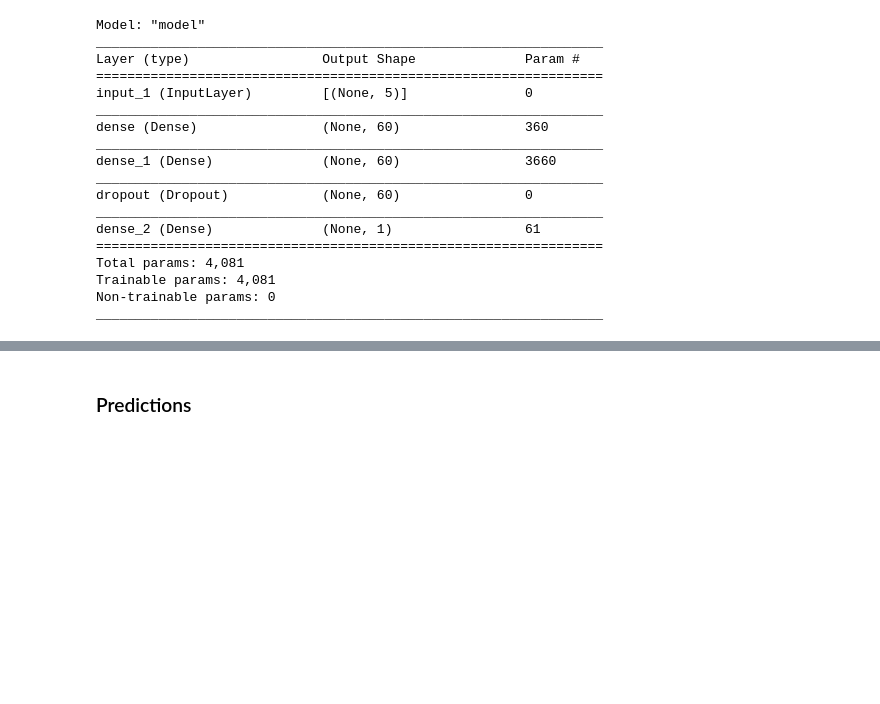
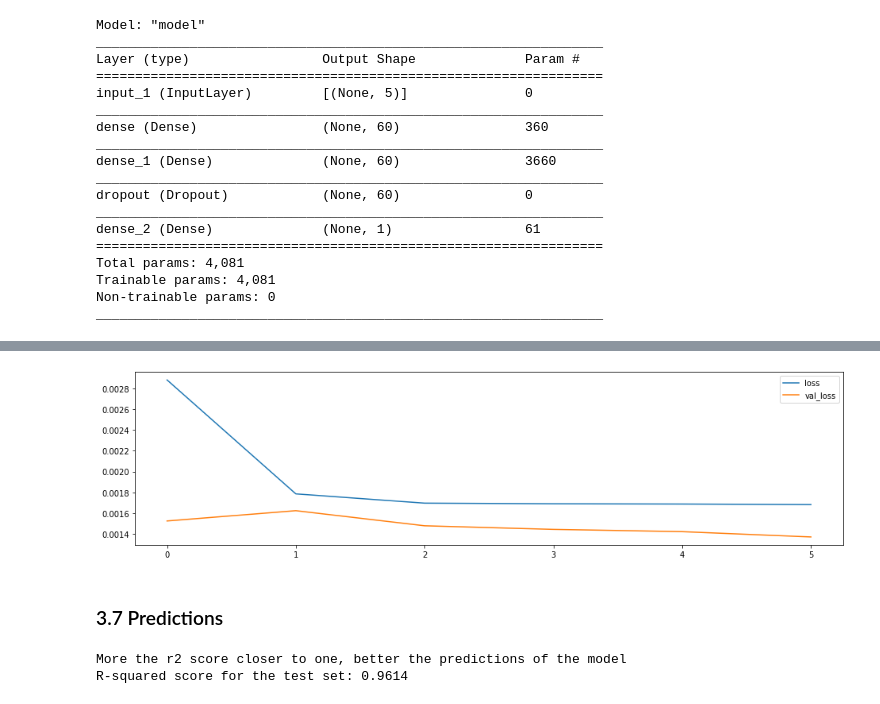
Before and after one commit to kfern/jupyterml, a Jupyter notebook: basics/time_series/steps/3_model.ipynb, the cells around one changed output, grey strips where cells are left out. Saved outputs shown, nothing was run; the diff lists cells and outputs as text; code cells hidden in the pictures; blank space fills up the shorter version.

```diff
--- a/basics/time_series/steps/3_model.ipynb
+++ b/basics/time_series/steps/3_model.ipynb
@@ -76 +43,9 @@ preprocess.steps.append(['scale',transformer()])
+# %%
+from sklearn import preprocessing
+min_max_scaler = preprocessing.MinMaxScaler(feature_range=(0.01, 0.99))
+
+scaled_features = min_max_scaler.fit_transform(df_train_test[features])
+scaled_target  = min_max_scaler.fit_transform(df_train_test[SENSOR].values.reshape(-1, 1))
+
+# pd.DataFrame(scaled_features, columns=features)
 # %% [markdown]
@@ -80,7 +55,7 @@ from tensorflow.keras.layers import Input, Dense, Dropout
 from tensorflow.keras.models import Model
 from tensorflow.keras.callbacks import EarlyStopping
 # %%
-input_layer = Input(shape=(len(df_new.columns.values)-2), dtype='float32')
+input_layer = Input(shape=(len(features)), dtype='float32')
 dense1 = Dense(60, activation='linear')(input_layer)
 dense2 = Dense(60, activation='linear')(dense1)
 dropout_layer = Dropout(0.2)(dense2)
@@ -127,0 +90,3 @@ X_imputed_df = pd.DataFrame(X_imputed, columns = X_train.columns)
+# %%
+x_train, x_test, y_train, y_test = train_test_split(scaled_features, scaled_target, test_size=.2, shuffle=True)
+print(x_train.shape, x_test.shape)
@@ -131,0 +97,7 @@ X_imputed_df = pd.DataFrame(X_imputed, columns = X_train.columns)
+# %%
+early_stopping = EarlyStopping(
+    min_delta=0.01, # minimium amount of change to count as an improvement
+    patience=5, # how many epochs to wait before stopping
+    restore_best_weights=True,
+)
+history = model.fit(x=x_train, y=y_train, batch_size=5, epochs=30, verbose=1, validation_data=(x_test, y_test), shuffle=True, callbacks=[early_stopping])
@@ -131,0 +117,5 @@ X_imputed_df = pd.DataFrame(X_imputed, columns = X_train.columns)
+# %%
+history_df = pd.DataFrame(history.history)
+history_df.loc[:, ['loss', 'val_loss']].plot(figsize=(16,4))
+print("Minimum Validation Loss: {:0.4f}".format(history_df['val_loss'].min()))
+# %% [output]
@@ -132,2 +123,3 @@ X_imputed_df = pd.DataFrame(X_imputed, columns = X_train.columns)
+[figure, added]
 # %% [markdown]
-### Predictions
+### 3.7 Predictions
@@ -133,0 +137,8 @@ X_imputed_df = pd.DataFrame(X_imputed, columns = X_train.columns)
+# %%
+from sklearn.metrics import r2_score
+score = r2_score(df_unseen[SENSOR].values, y_pred_rescaled)
+print('More the r2 score closer to one, better the predictions of the model')
+print('R-squared score for the test set:', round(score,4))
+# %% [output]
+More the r2 score closer to one, better the predictions of the model
+R-squared score for the test set: 0.9614
```
Also changed, not shown: parts of 22 cells of this notebook.
